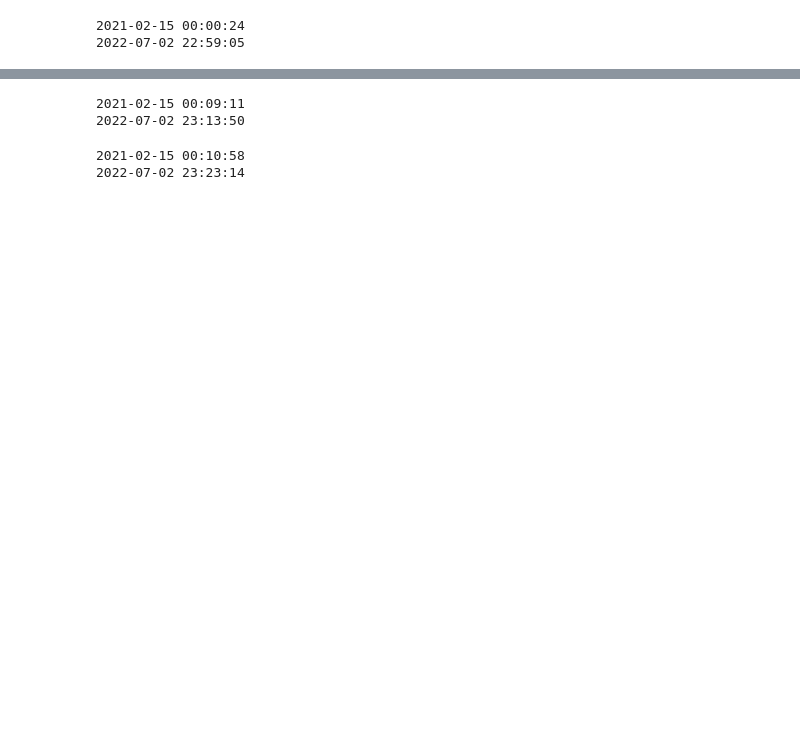
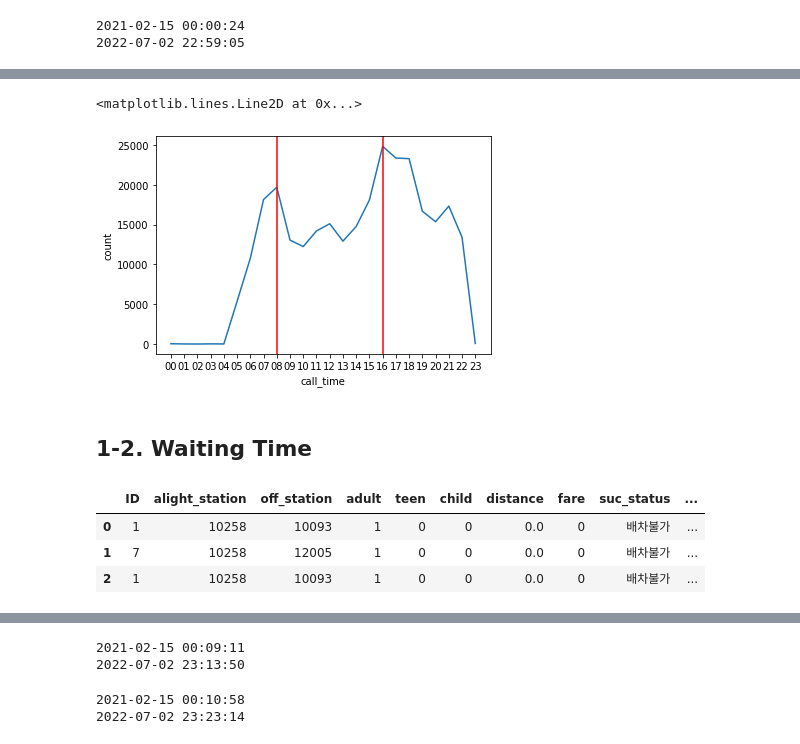
Before and after one commit to green-jade/iMOD-analysis, a Jupyter notebook: Analysis.ipynb, the cells around one changed output, grey strips where cells are left out. Cells and saved outputs as stored; diff of their text form; code cells hidden in the pictures; blank space fills up the shorter version.

```diff
--- a/Analysis.ipynb
+++ b/Analysis.ipynb
@@ -61,0 +121,4 @@ print(max(order['call_time']))
+# %%
+df_3 = order_last.loc[:,['ID', 'call_time']]
+df_3['call_time'] = df_3['call_time'].dt.strftime('%H')
+df_3.head()
@@ -61,0 +132,20 @@ print(max(order['call_time']))
+# %%
+c = pd.DataFrame(df_3.groupby('call_time')['ID'].count()).rename(columns={'ID':'count'})
+sns.lineplot(data = c, x = "call_time", y = "count")
+plt.axvline(x=8, color = 'red')
+plt.axvline(x=16, color = 'red')
+# %% [output]
+<matplotlib.lines.Line2D at 0x...>
+[figure, added]
+# %% [markdown]
+## 1-2. Waiting Time
+# %%
+# 파생변수 wait_time 생성
+order['wait_time'] = order['alight_time'] - order['call_time']
+order_last['wait_time'] = order['alight_time'] - order['call_time']
+order.head(3)
+# %% [output]
+|  | ID | alight_station | off_station | adult | teen | child | distance | fare | suc_status | ... |
+| 0 | 1 | 10258 | 10093 | 1 | 0 | 0 | 0.0 | 0 | 배차불가 | ... |
+| 1 | 7 | 10258 | 12005 | 1 | 0 | 0 | 0.0 | 0 | 배차불가 | ... |
+| 2 | 1 | 10258 | 10093 | 1 | 0 | 0 | 0.0 | 0 | 배차불가 | ... |
```
Also changed, not shown: parts of 29 cells of this notebook.
